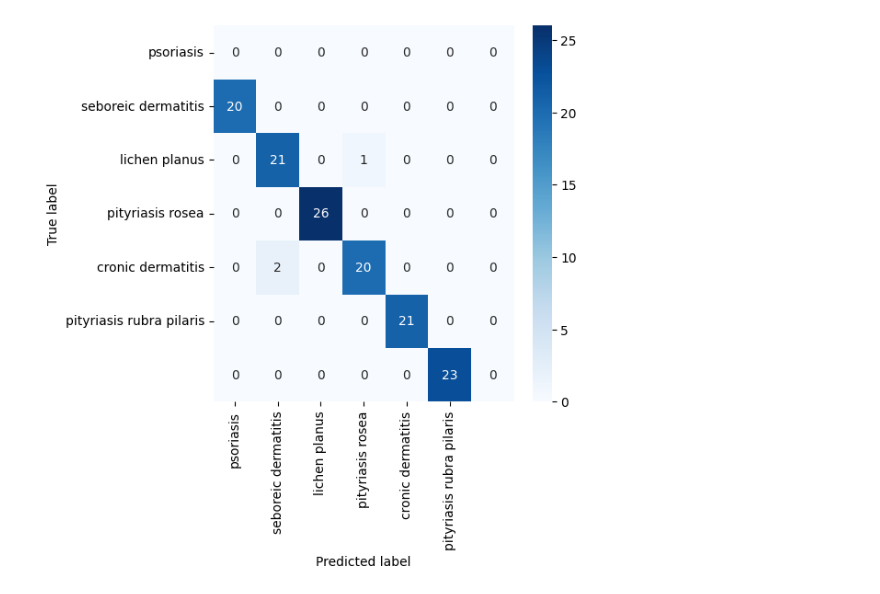
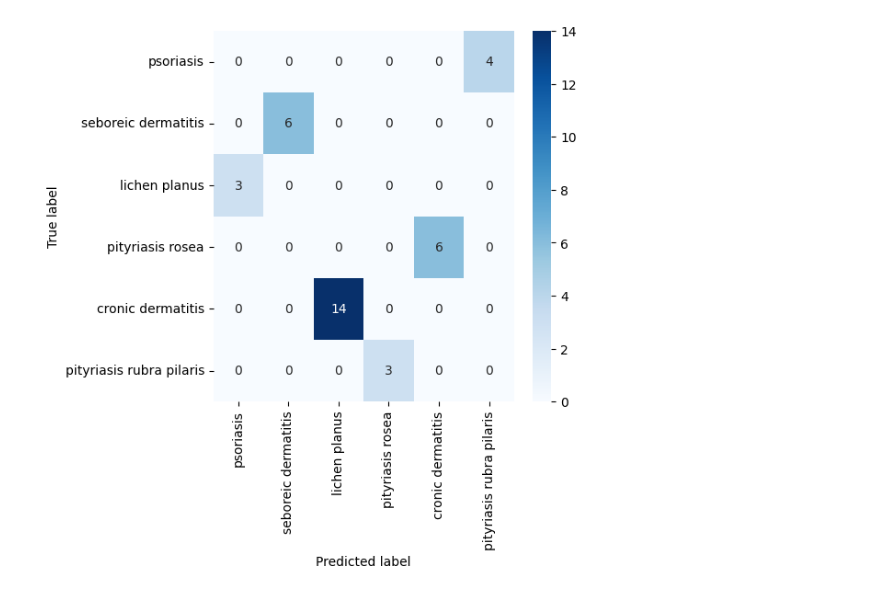
Before and after one commit to LFGuzman2105/proyecto_sp1_IA, a Jupyter notebook: proyecto_IA_dermatologia.ipynb, the cells around one changed output. Cells and saved outputs as stored; diff of their text form; code cells hidden in the pictures.

```diff
--- a/proyecto_IA_dermatologia.ipynb
+++ b/proyecto_IA_dermatologia.ipynb
@@ -106,9 +105,3 @@ band-like infiltrate                           0
 age                                            8
 class                                          0
 dtype: int64
-# %%
-imputer = SimpleImputer(strategy='mean')
-new_dataset.iloc[:, :-1] = imputer.fit_transform(new_dataset.iloc[:, :-1])
-
-independent_variables = imputer.fit_transform(new_dataset.drop('class', axis=1))
-dependent_variables = new_dataset['class'].astype(int)
@@ -154,0 +174,10 @@ train_target_cat, test_target_cat
+# %%
+# NNs can't understand strings, we have to ENCODE them!
+train_target = pd.factorize(train_target['class'])[0]
+test_target = pd.factorize(test_target['class'])[0]
+
+# Convert integer labels to one-hot encoding
+train_target = tf.keras.utils.to_categorical(train_target)
+test_target = tf.keras.utils.to_categorical(test_target)
+
+train_target, test_target
@@ -155,24 +202,19 @@ train_target_cat, test_target_cat
 # %%
 # Build your model!
 model = tf.keras.models.Sequential([
-          tf.keras.layers.InputLayer(shape=(train_set.shape[1], )),
-          tf.keras.layers.Dense(units=128, activation='relu'),
-          tf.keras.layers.BatchNormalization(),
-          tf.keras.layers.Dropout(rate=0.3),
-          tf.keras.layers.Dense(units=64, activation='relu'),
-          tf.keras.layers.BatchNormalization(),
-          tf.keras.layers.Dropout(rate=0.3),
-          tf.keras.layers.Dense(units=32, activation='relu'),
+          tf.keras.layers.InputLayer(shape=(len(independent_variables), )),
           tf.keras.layers.Dense(units=16, activation='relu'),
-          tf.keras.layers.Dense(units=num_classes, activation='softmax')
+          tf.keras.layers.Dense(units=16, activation='relu'),
+          tf.keras.layers.Dense(units=6, activation='softmax')
         ])
 
 model.compile(loss=tf.keras.losses.CategoricalCrossentropy(), optimizer='adam', metrics=['accuracy'])
 
 # Now compile the model!
 model.fit(train_set,
-          train_target_cat,
-          epochs=50,
-          batch_size = 32,
-          validation_split=0.1)
+          train_target,
+          epochs=25,
+          batch_size = 8,
+          validation_split=0.1
+          )
 # %% [output]
@@ -229,7 +271,10 @@ def plot_confusion_matrix(true_labels, predictions, class_names):
 # Get the predicted class indices
 predictions = list(map(lambda x: np.argmax(x), model.predict(test_set)))
 
+# Convert the one-hot encoded test_target back to numerical class indices
+true_test_labels = np.argmax(test_target, axis=1)
+
 # Plot the confusion matrix using the true numerical test_target and the predicted class indices
 # The string class_names are passed to the heatmap for labeling the axes.
-plot_confusion_matrix(true_labels=test_target, predictions=predictions, class_names=data_labels)
+plot_confusion_matrix(true_labels=true_test_labels, predictions=predictions, class_names=data_labels)
 # %% [output]
@@ -237 +282 @@ plot_confusion_matrix(true_labels=test_target, predictions=predictions, class_na
-[figure, old version]
+[figure, new version]
```
Also changed, not shown: parts of 13 cells of this notebook.
